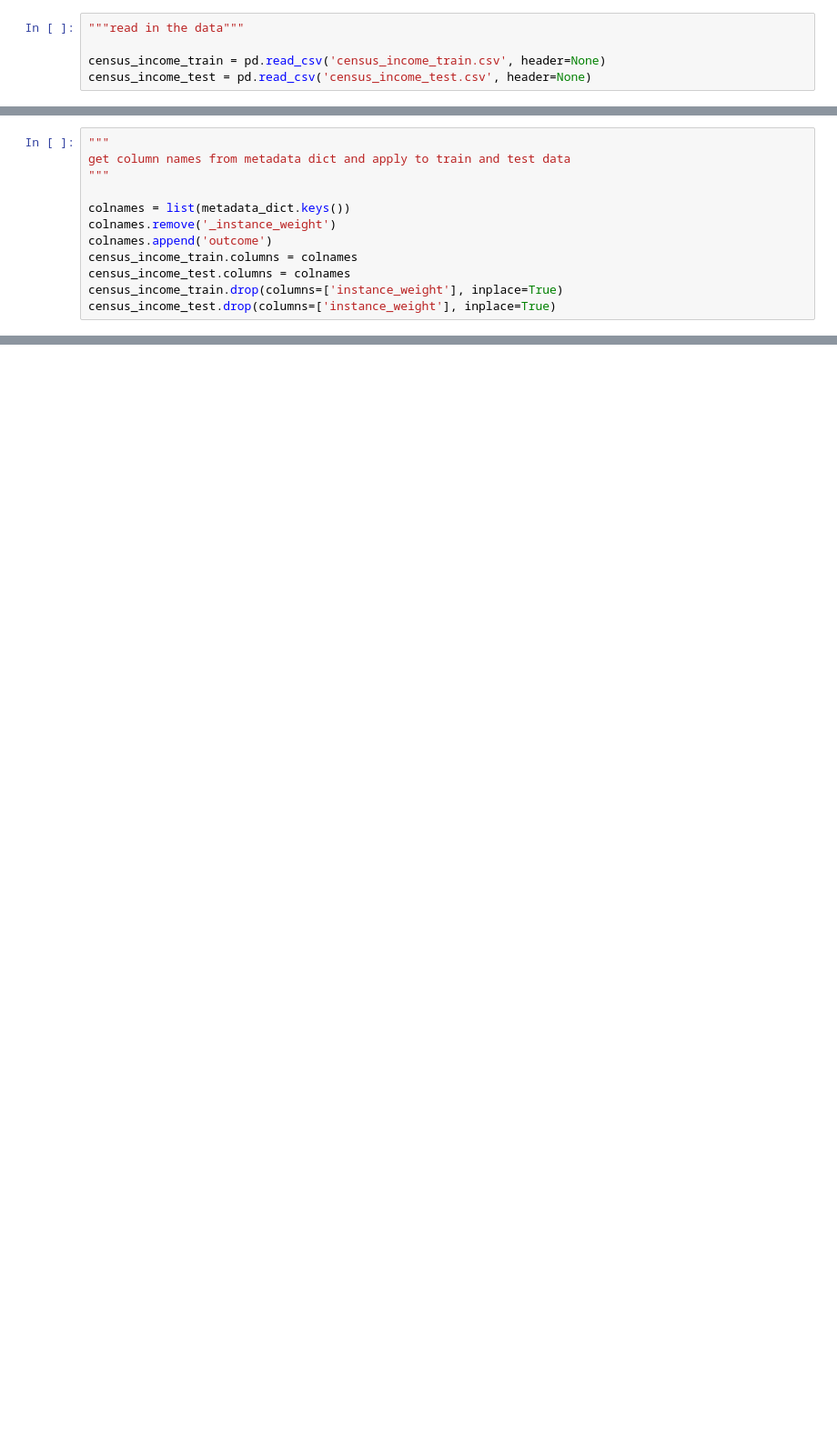
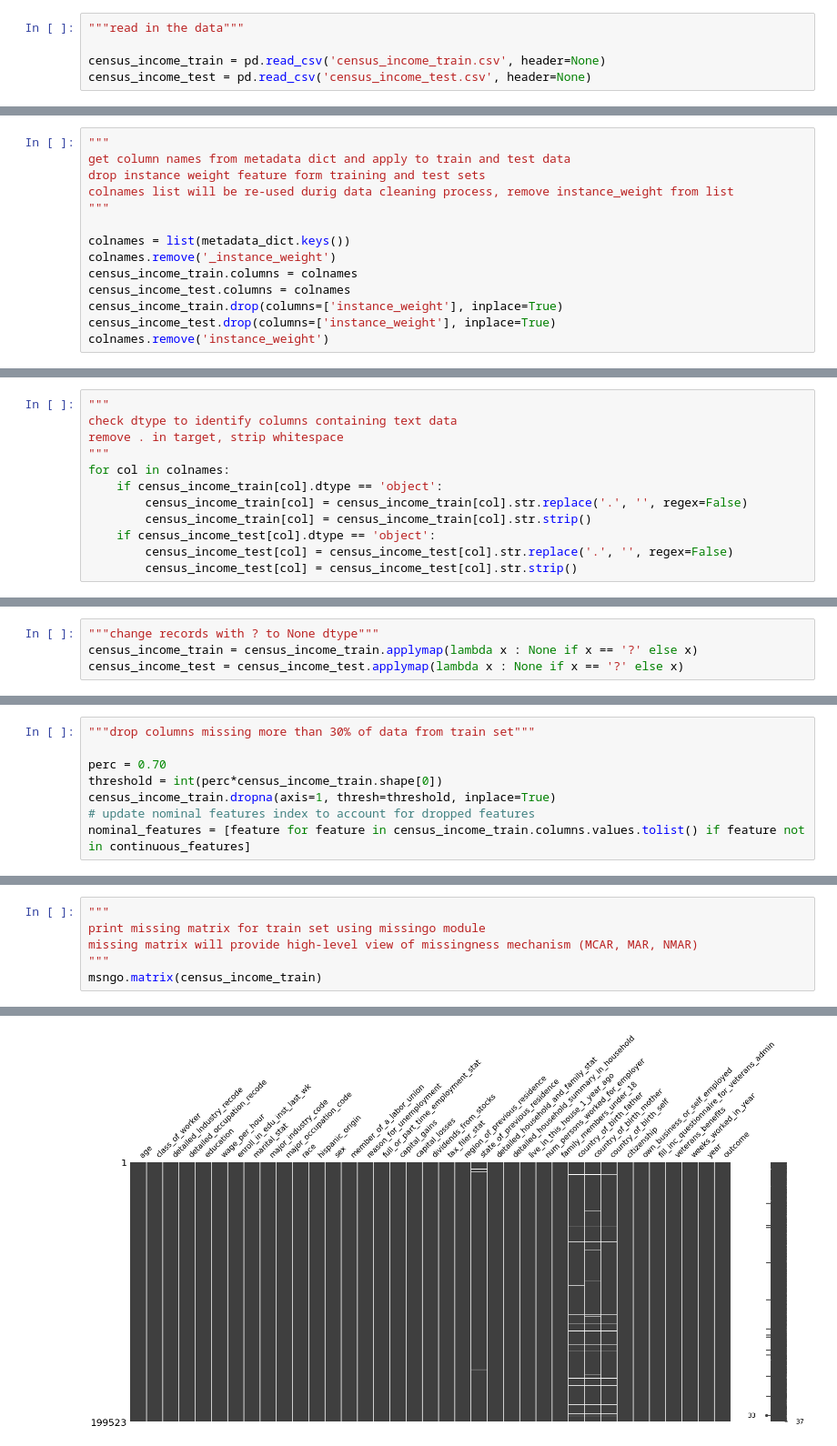
Before and after one commit to benkarabinus/nerdy_data_stuff, a Jupyter notebook: DU/COMP4448/Data_Cleaning_Assignment/Ben_Karabinus_Data_Cleaning_Assignment.ipynb, the cells around one changed output, grey strips where cells are left out. Shown at 91% size. Drawn from its saved outputs; the diff is of its cells as text; blank space fills up the shorter version.

Commit message:
Incremental push data cleaning assignment.

```diff
--- a/DU/COMP4448/Data_Cleaning_Assignment/Ben_Karabinus_Data_Cleaning_Assignment.ipynb
+++ b/DU/COMP4448/Data_Cleaning_Assignment/Ben_Karabinus_Data_Cleaning_Assignment.ipynb
@@ -45,12 +41,14 @@ for line in metadata:
 # %%
 """
 get column names from metadata dict and apply to train and test data
+drop instance weight feature form training and test sets
+colnames list will be re-used durig data cleaning process, remove instance_weight from list
 """
 
 colnames = list(metadata_dict.keys())
 colnames.remove('_instance_weight')
-colnames.append('outcome')
 census_income_train.columns = colnames
 census_income_test.columns = colnames
 census_income_train.drop(columns=['instance_weight'], inplace=True)
 census_income_test.drop(columns=['instance_weight'], inplace=True)
+colnames.remove('instance_weight')
@@ -56,0 +57,12 @@ census_income_test.drop(columns=['instance_weight'], inplace=True)
+# %%
+"""
+check dtype to identify columns containing text data
+remove . in target, strip whitespace
+"""
+for col in colnames:
+    if census_income_train[col].dtype == 'object':
+        census_income_train[col] = census_income_train[col].str.replace('.', '', regex=False)
+        census_income_train[col] = census_income_train[col].str.strip()
+    if census_income_test[col].dtype == 'object':
+        census_income_test[col] = census_income_test[col].str.replace('.', '', regex=False)
+        census_income_test[col] = census_income_test[col].str.strip()
@@ -56,0 +108,4 @@ census_income_test.drop(columns=['instance_weight'], inplace=True)
+# %%
+"""change records with ? to None dtype"""
+census_income_train = census_income_train.applymap(lambda x : None if x == '?' else x)
+census_income_test = census_income_test.applymap(lambda x : None if x == '?' else x)
@@ -56,0 +196,8 @@ census_income_test.drop(columns=['instance_weight'], inplace=True)
+# %%
+"""drop columns missing more than 30% of data from train set"""
+
+perc = 0.70
+threshold = int(perc*census_income_train.shape[0])
+census_income_train.dropna(axis=1, thresh=threshold, inplace=True)
+# update nominal features index to account for dropped features
+nominal_features = [feature for feature in census_income_train.columns.values.tolist() if feature not in continuous_features]
@@ -56,0 +224,7 @@ census_income_test.drop(columns=['instance_weight'], inplace=True)
+# %%
+"""
+print missing matrix for train set using missingo module
+missing matrix will provide high-level view of missingness mechanism (MCAR, MAR, NMAR)
+"""
+msngo.matrix(census_income_train)
+# %% [output]
@@ -56,0 +232 @@ census_income_test.drop(columns=['instance_weight'], inplace=True)
+[figure, added]
```
Also changed, not shown: parts of 32 cells of this notebook, 2 other files.
